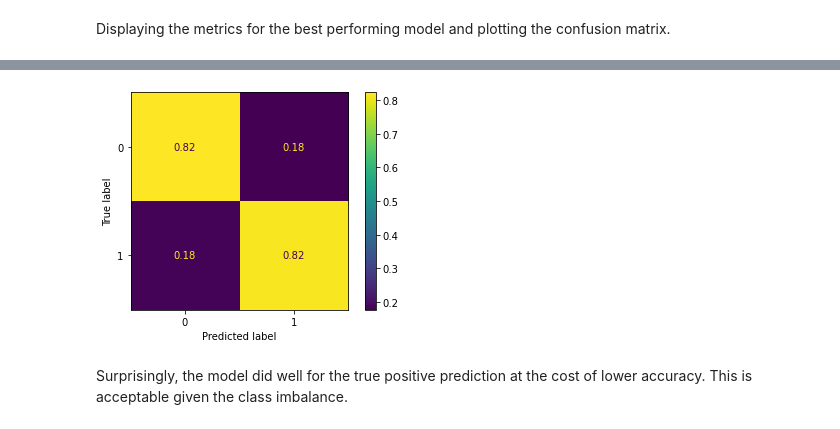
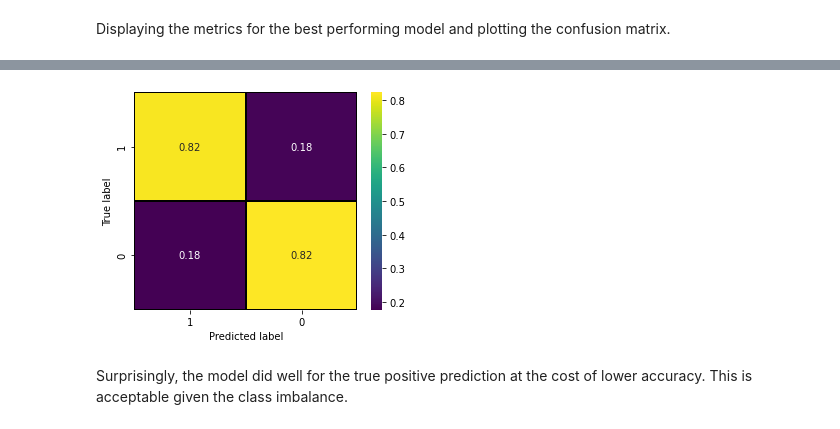
Before and after one commit to afanta-fi/Amazon_Review_Sentiment_Analysis, a Jupyter notebook: index.ipynb, the cells around one changed output, grey strips where cells are left out. Drawn from its saved outputs; the diff is of its cells as text; code cells hidden in the pictures.

```diff
--- a/index.ipynb
+++ b/index.ipynb
@@ -166,7 +196,7 @@ def save_to_file(file_lines, attrib):
     return df
 # %%
 if exists('data/train.zip'):
-    del train_file_lines
+#     del train_file_lines
     train_df = pd.read_csv('data/train.zip', compression='gzip')
     def str_cleaner(line):
         return line[1:-1].replace("'",'').replace(' ','').replace(',',' ')
@@ -365,6 +430,7 @@ class Custom_GridSearchCV():
             exec("self.models.append("+estimator+"("+params[:-1]+"))")
         # Initialize predictions dataframe
         self.predictions = None
+        self.best_model_ = None
 
     def cross_validate(self, X, y, scoring="accuracy", vectorization=None):
         """
@@ -502,7 +568,9 @@ class Custom_GridSearchCV():
         # Best model index
         idx = test_metrics.loc[0,:]['index']
         # Return best model and best model metrics
-        return self.models[idx], test_metrics.loc[0,:]
+        if self.best_model_ is None:
+            self.best_model_ = self.models[idx]
+        return self.best_model_, test_metrics.loc[0,:]
 # %%
 def custom_cross_validate(estimator, X, y, cv=5):
     """
@@ -856,6 +924,16 @@ def plot_predictions(model_grid, valid_test='test'):
     g3.set_ylabel('Score', fontsize=13)
     g3.set_title('Scores vs Training and '+valid_test.title()+' Datasets',fontsize=15)
     g3.legend(title='Metric')
+# %%
+def plot_confusion_matrix(y_true, y_pred, normalize=None):
+    fig, ax = plt.subplots(figsize=(5,4))
+    cm = confusion_matrix(y_true, y_pred, normalize=normalize)
+    sns.heatmap(cm, annot=True, cmap='viridis', linecolor='black',
+                linewidth=1, ax=ax)
+    plt.xlabel('Predicted label')
+    plt.ylabel('True label')
+    plt.xlim(2,0)
+    plt.ylim(0,2)
 # %% [markdown]
 Training the models take a long time. So, the models are saved as `dill` files that can be read from file.
 # %% [markdown]
@@ -1015,11 +1093,10 @@ roc_auc                                                    0.819058
 Name: 0, dtype: object
 # %%
 # Confusion matrix
-prep = Preprocess(transformer='embed')
-plot_confusion_matrix(best_logreg_model, prep.transform(X_valid), y_valid,
-                      normalize='true');
+plot_confusion_matrix(y_valid, best_logreg_model_metrics.preds,
+                      normalize='true')
 # %% [output]
-[figure, old version]
+[figure, new version]
 # %%
 if not exists('logreg_gs.pickle'):
     with open('logreg_gs.pickle', 'wb') as f:
```
Also changed, not shown: parts of 47 cells of this notebook.
